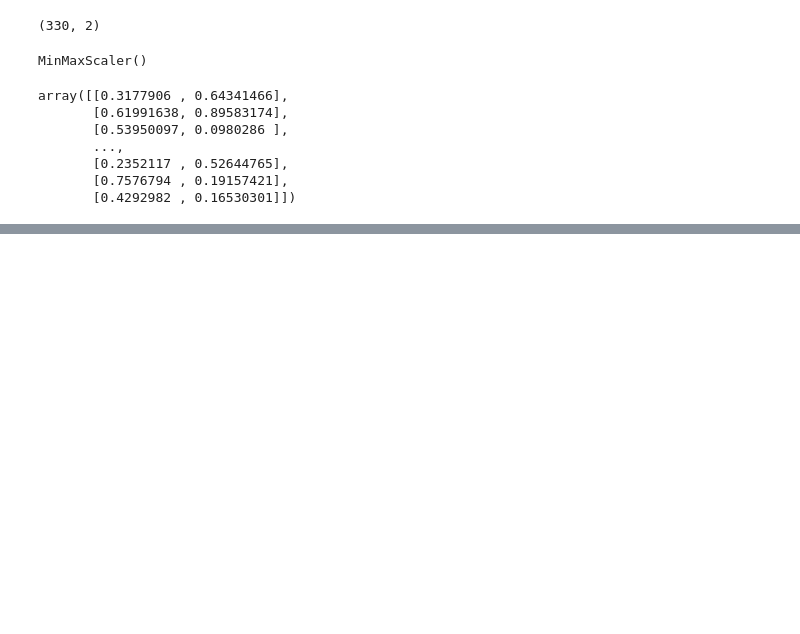
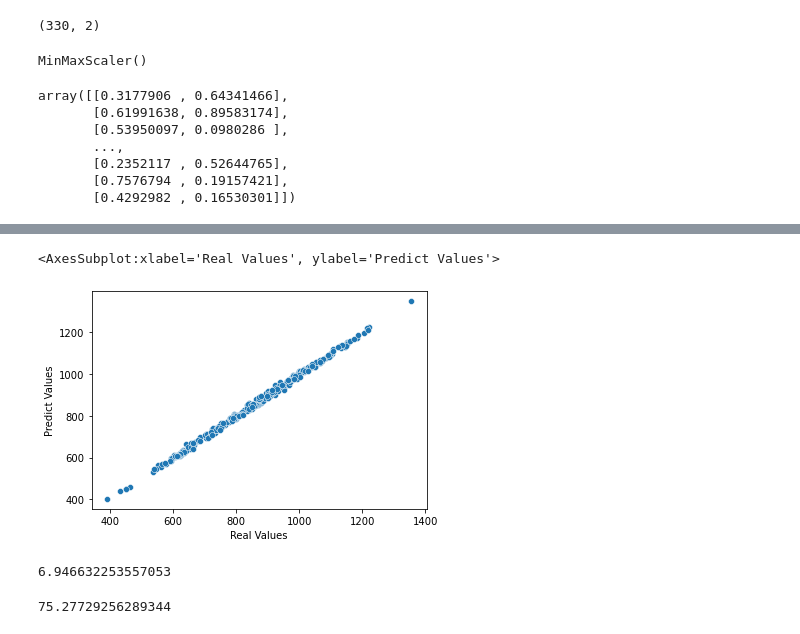
Before and after one commit to anildursunipek/Data-science-and-ML-notebook, a Jupyter notebook: Tensorflow/tensorflow.ipynb, the cells around one changed output, grey strips where cells are left out. Drawn from its saved outputs; the diff is of its cells as text; code cells hidden in the pictures; blank space fills up the shorter version.

```diff
--- a/Tensorflow/tensorflow.ipynb
+++ b/Tensorflow/tensorflow.ipynb
@@ -60,0 +178,5 @@ array([[0.3177906 , 0.64341466],
+# %%
+predictTestDf = pd.DataFrame(y_test,columns=["Real Values"])
+# %%
+testPredict = pd.Series(testPredict.reshape(330,))
+testPredict
@@ -60,0 +196,3 @@ array([[0.3177906 , 0.64341466],
+# %%
+predictDf =pd.concat([predictTestDf,testPredict],axis=1)
+predictDf
@@ -60,0 +213,2 @@ array([[0.3177906 , 0.64341466],
+# %%
+predictDf.columns = ["Real Values","Predict Values"]
@@ -60,0 +231,5 @@ array([[0.3177906 , 0.64341466],
+# %%
+sbn.scatterplot(x = "Real Values", y = "Predict Values", data = predictDf )
+# %% [output]
+<AxesSubplot:xlabel='Real Values', ylabel='Predict Values'>
+[figure, added]
@@ -60,0 +238,8 @@ array([[0.3177906 , 0.64341466],
+# %%
+mean_absolute_error(predictDf["Predict Values"],predictDf["Real Values"])
+# %% [output]
+6.946632253557053
+# %%
+mean_squared_error(predictDf["Predict Values"],predictDf["Real Values"])
+# %% [output]
+75.27729256289344
```
Also changed, not shown: parts of 19 cells of this notebook.
